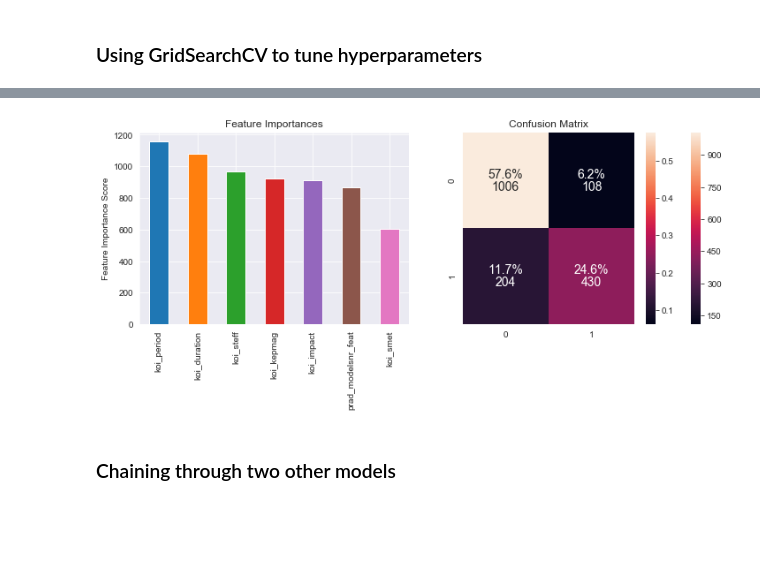
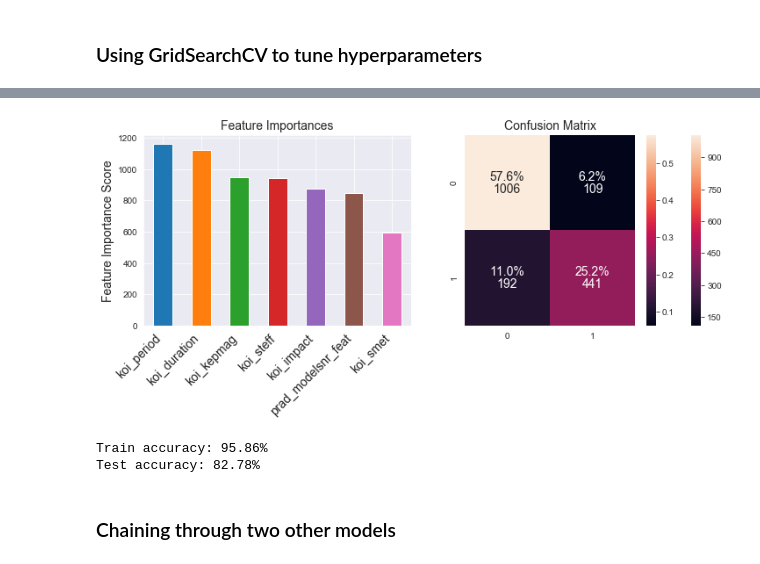
Before and after one commit to magnawhale/dsc-mod-5-project-online-ds-ft-051319, a Jupyter notebook: student.ipynb, the cells around one changed output, grey strips where cells are left out. Drawn from its saved outputs; the diff is of its cells as text; code cells hidden in the pictures; blank space fills up the shorter version.

```diff
--- a/student.ipynb
+++ b/student.ipynb
@@ -218,7 +218,8 @@ indexNames = new_df[(new_df['koi_model_snr'] >= 500) |
                     (new_df['koi_smass'] > 2.5) |
                     (new_df['koi_smet'] < -1.25) |
                     (new_df['koi_srad'] > 4) |
-                    (new_df['koi_steff'] >= 9000) ].index
+                    (new_df['koi_steff'] >= 9000) |
+                    (new_df['koi_time0bk'] >= 6.5) ].index
 new_df.drop(indexNames, inplace=True)
 
 print(len(new_df))
@@ -335,7 +340,7 @@ features['target'] = labels.koi_pdisposition.values
 # exorbitantly high multicollinearity with other features
 # I initially attempted to build features using these, but they were
 # weighted '0', which is the same as dropping them
-features.drop(['koi_slogg','koi_teq','koi_srad','koi_depth','koi_smass'], axis=1, inplace=True)
+features.drop(['koi_slogg','koi_teq','koi_srad','koi_depth','koi_smass', 'koi_time0bk', 'koi_insol'], axis=1, inplace=True)
 # the definitions of these suggest they are less important anyway
 # %%
 feature_builder('koi_prad','koi_model_snr','target',features)
@@ -383,12 +388,14 @@ features.hist(figsize=(12,8));
 # %%
 # define a function to generate a confusion matrix
 def confu_matrix(y_pred, x_tst, y_tst):
+    import warnings
+    warnings.filterwarnings('ignore')
     y_pred = np.array(y_pred).flatten()
     y_tst = np.array(y_tst).flatten()
     cm = confusion_matrix(y_tst.flatten(), y_pred.flatten())
     sns.heatmap(cm, annot=True, fmt='0g', annot_kws={'size':14, 'ha':'center', 'va':'top'})
     sns.heatmap(cm/np.sum(cm), annot=True, fmt='0.01%', annot_kws={'size':14, 'ha':'center', 'va':'bottom'})
-    plt.title('Confusion Matrix')
+    plt.title('Confusion Matrix', fontsize=14)
     plt.show();
 # %%
 # very simple test model with Guassian Naive Bayes
@@ -445,8 +452,11 @@ def modelfit(alg, x_tr, y_tr, x_tst, y_tst, n_estims=1000, early_stopping_rounds
                          .sort_values(ascending=False)
     plt.figure(figsize=(12,4))
     plt.subplot(121)
-    feat_imp.plot(kind='bar', title='Feature Importances')
-    plt.ylabel('Feature Importance Score')
+    feat_imp.plot(kind='bar')
+    plt.title('Feature Importances', fontsize=14)
+    plt.ylabel('Feature Importance Score', fontsize=14)
+    plt.xticks(fontsize=14, rotation=45, horizontalalignment='right')
+
 
     # plotting confusion matrix
     plt.subplot(122)
@@ -704,24 +697,30 @@ mod_xgb_grid = XGBClassifier(learning_rate=0.1, n_estimators=1000,colsample_bytr
 # %%
 # Looking at feature importances
 mod_xgb_grid = XGBClassifier(learning_rate=0.1, n_estimators=1000,colsample_bytree=0.75,
                       gamma=0.0,max_depth=3,min_child_weight=1,reg_alpha=0,
                       reg_lambda=0.8,subsample=0.75,objective='binary:logistic',
                       nthread=4, seed=42)
 mod_xgb_grid.fit(X_train, y_train)
 
 feat_imp = pd.Series(mod_xgb_grid.get_booster()\
                      .get_score(importance_type='weight'))\
                      .sort_values(ascending=False)
 plt.figure(figsize=(12,4))
 plt.subplot(121)
-feat_imp.plot(kind='bar', title='Feature Importances')
-plt.ylabel('Feature Importance Score')
+feat_imp.plot(kind='bar')
+plt.title('Feature Importances', fontsize=14)
+plt.ylabel('Feature Importance Score', fontsize=14)
+plt.xticks(fontsize=14, rotation=45, horizontalalignment='right')
 
 # plotting confusion matrix
 plt.subplot(122)
 confu_matrix(mod_xgb_grid.predict(X_test), X_test, y_test);
+print(f"Train accuracy: {round(metrics.accuracy_score(y_train.values.flatten(), mod_xgb_grid.predict(X_train)), 4)*100}%")
+print(f"Test accuracy: {round(metrics.accuracy_score(y_test.values.flatten(), mod_xgb_grid.predict(X_test)), 4)*100}%")
 # %% [output]
-[figure, old version]
+[figure, new version]
+Train accuracy: 95.86%
+Test accuracy: 82.78%
 # %% [markdown]
 ### Chaining through two other models
 # %%
```
Also changed, not shown: parts of 40 cells of this notebook, 3 other files.
